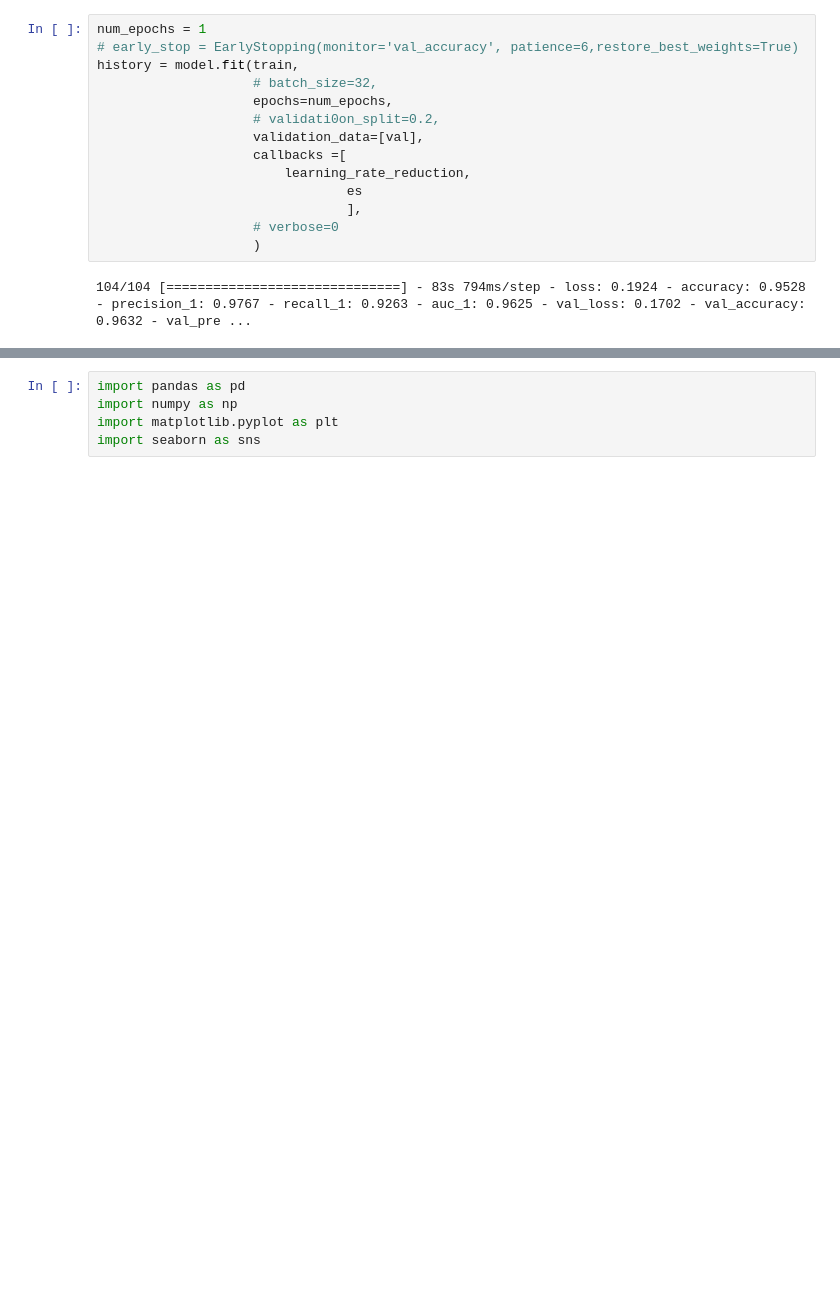
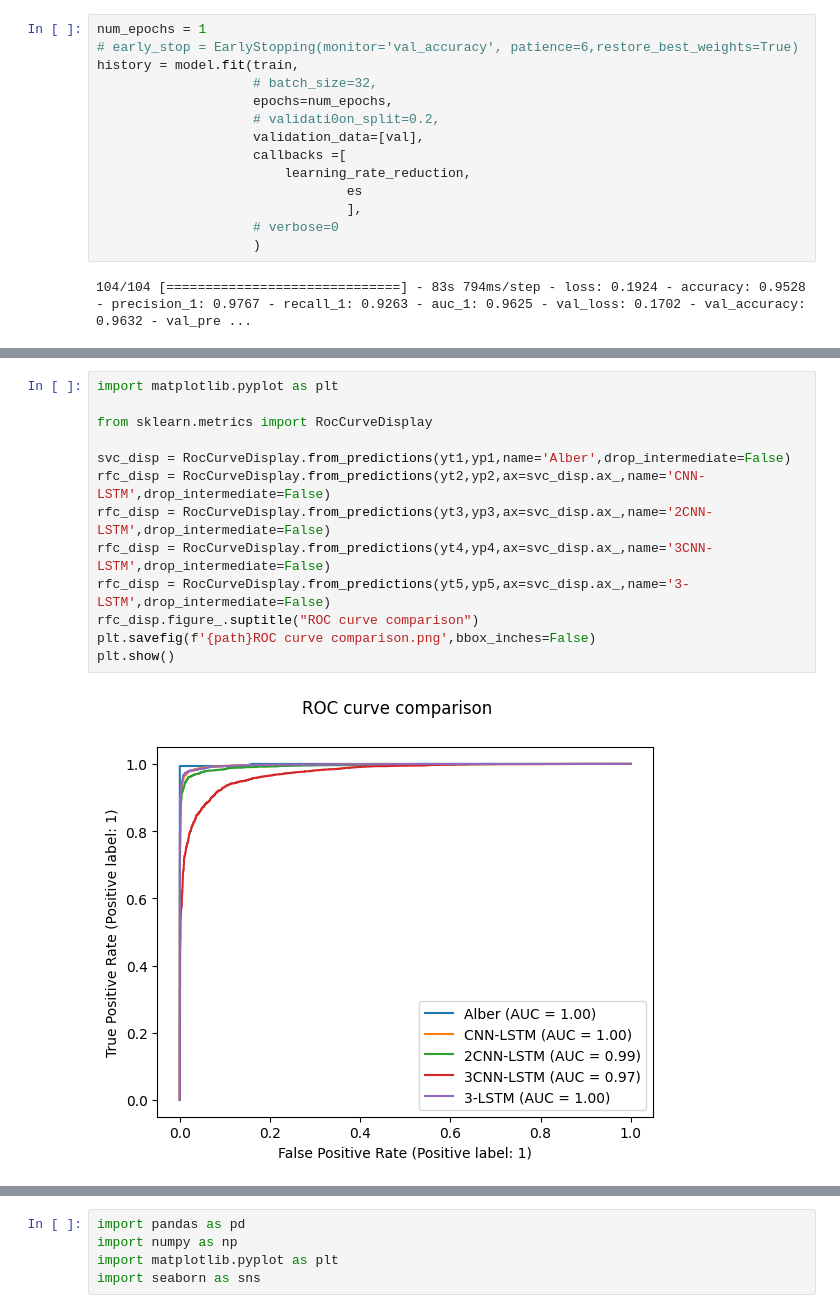
Before and after one commit to RedBatProject/Works, a Jupyter notebook: work_39 tweets fake real.ipynb, the cells around one changed output, grey strips where cells are left out. Cells and saved outputs as stored; diff of their text form; blank space fills up the shorter version.

```diff
--- a/work_39 tweets fake real.ipynb
+++ b/work_39 tweets fake real.ipynb
@@ -1130,3 +1114,18 @@ print('Accuracy:', accuracy.result().numpy())
+# %%
+import matplotlib.pyplot as plt
+
+from sklearn.metrics import RocCurveDisplay
+
+svc_disp = RocCurveDisplay.from_predictions(yt1,yp1,name='Alber',drop_intermediate=False)
+rfc_disp = RocCurveDisplay.from_predictions(yt2,yp2,ax=svc_disp.ax_,name='CNN-LSTM',drop_intermediate=False)
+rfc_disp = RocCurveDisplay.from_predictions(yt3,yp3,ax=svc_disp.ax_,name='2CNN-LSTM',drop_intermediate=False)
+rfc_disp = RocCurveDisplay.from_predictions(yt4,yp4,ax=svc_disp.ax_,name='3CNN-LSTM',drop_intermediate=False)
+rfc_disp = RocCurveDisplay.from_predictions(yt5,yp5,ax=svc_disp.ax_,name='3-LSTM',drop_intermediate=False)
+rfc_disp.figure_.suptitle("ROC curve comparison")
+plt.savefig(f'{path}ROC curve comparison.png',bbox_inches=False)
+plt.show()
+# %% [output]
+[figure, added]
 # %%
 import matplotlib.pyplot as plt
 from sklearn.datasets import make_classification
```
Also changed, not shown: parts of 73 cells of this notebook.
